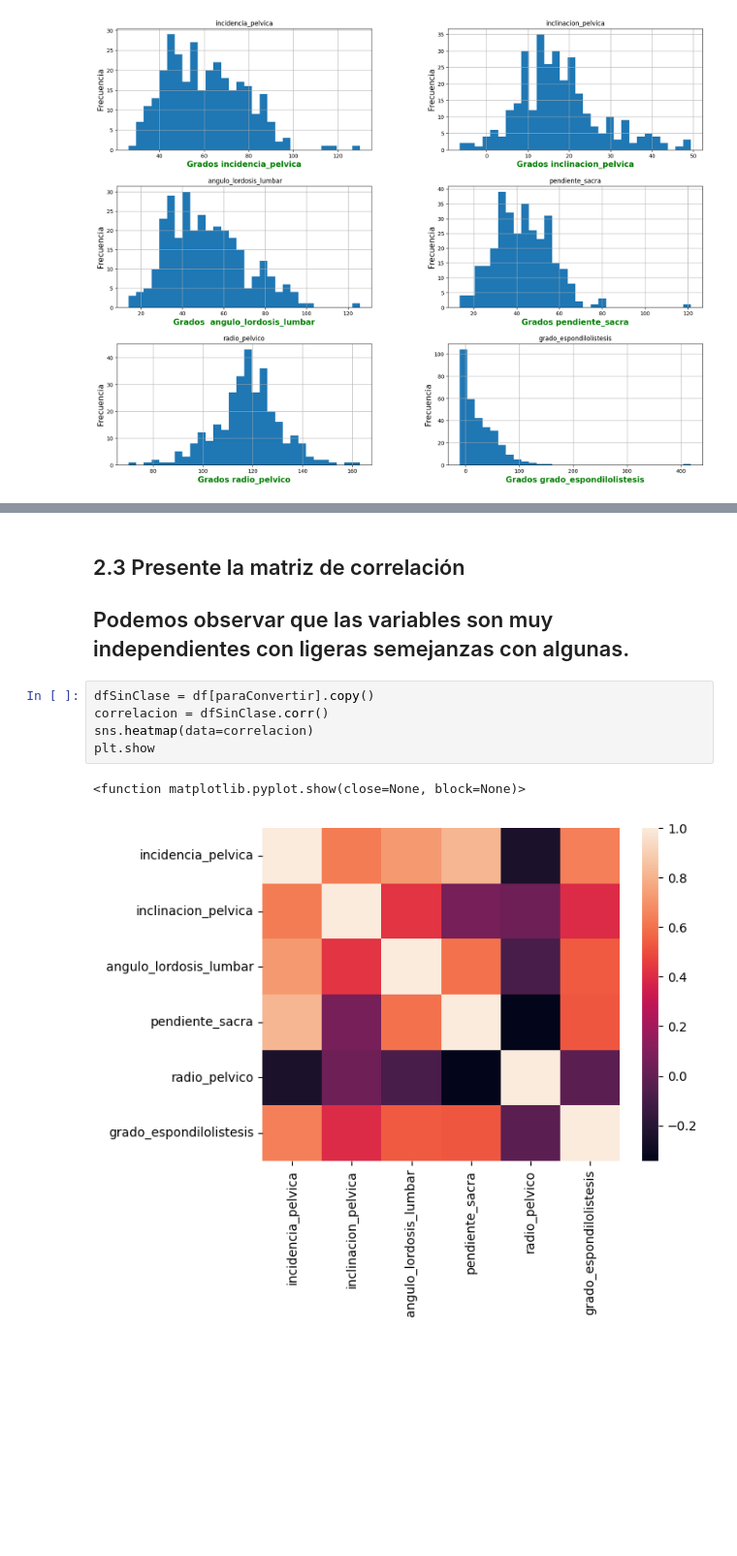
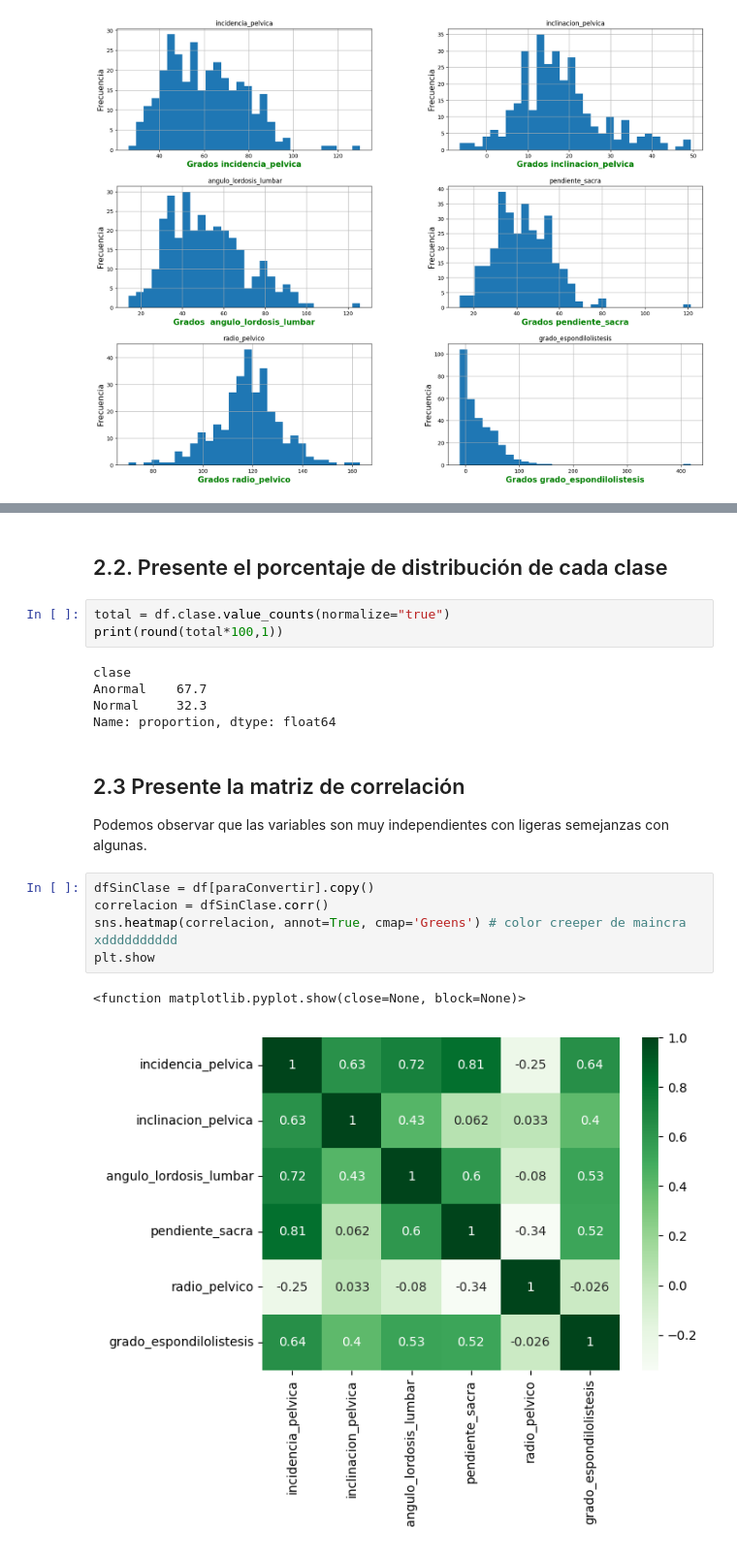
Before and after one commit to notGabo/ET_MachineLearning, a Jupyter notebook: et_ml.ipynb, the cells around one changed output, grey strips where cells are left out. Shown: that part at 97% size. Saved outputs shown, nothing was run; the diff lists cells and outputs as text; blank space fills up the shorter version.

```diff
--- a/et_ml.ipynb
+++ b/et_ml.ipynb
@@ -157,11 +147,21 @@ Name: proportion, dtype: float64
+# %% [markdown]
+## 2.2.  Presente el porcentaje de distribución de cada clase
+# %%
+total = df.clase.value_counts(normalize="true")
+print(round(total*100,1))
+# %% [output]
+clase
+Anormal    67.7
+Normal     32.3
+Name: proportion, dtype: float64
 # %% [markdown]
 ## 2.3 Presente la matriz de correlación
-## Podemos observar que las variables son muy independientes con ligeras semejanzas con algunas.
+Podemos observar que las variables son muy independientes con ligeras semejanzas con algunas.
 # %%
 dfSinClase = df[paraConvertir].copy()
 correlacion = dfSinClase.corr()
-sns.heatmap(data=correlacion)
+sns.heatmap(correlacion, annot=True, cmap='Greens') # color creeper de maincra xdddddddddd
 plt.show
 # %% [output]
 <function matplotlib.pyplot.show(close=None, block=None)>
-[figure, old version]
+[figure, new version]
```
Also changed, not shown: parts of 7 cells of this notebook.
